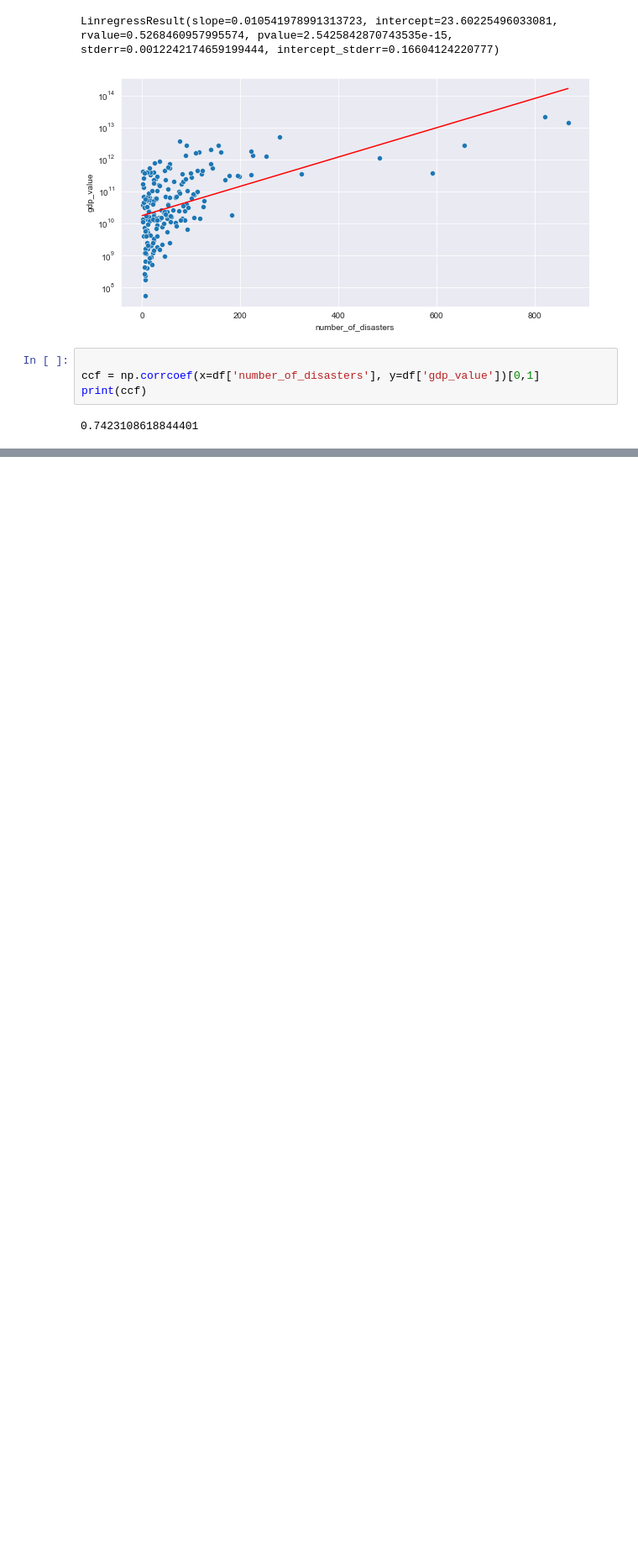
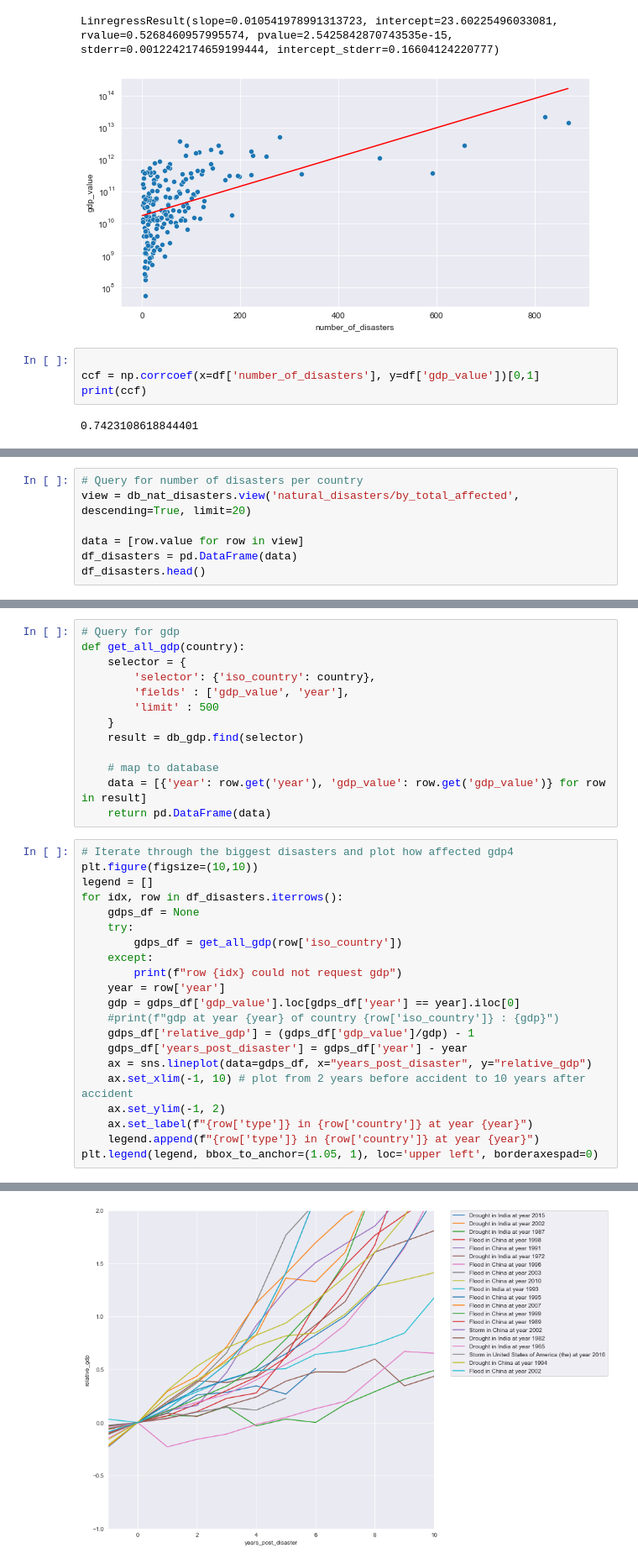
Before and after one commit to FreshJonas/Nat_Disasters_vs_GDP, a Jupyter notebook: 04_analysing_data_fromDB.ipynb, the cells around one changed output, grey strips where cells are left out. Shown at 84% size. Saved outputs shown, nothing was run; the diff lists cells and outputs as text; blank space fills up the shorter version.

Commit message:
How well can a country recover from a catastrophy

```diff
--- a/04_analysing_data_fromDB.ipynb
+++ b/04_analysing_data_fromDB.ipynb
@@ -224,0 +237,7 @@ print(ccf)
+# %%
+# Query for number of disasters per country
+view = db_nat_disasters.view('natural_disasters/by_total_affected', descending=True, limit=20)
+
+data = [row.value for row in view]
+df_disasters = pd.DataFrame(data)
+df_disasters.head()
@@ -224,0 +255,35 @@ print(ccf)
+# %%
+# Query for gdp
+def get_all_gdp(country):
+    selector = {
+        'selector': {'iso_country': country},
+        'fields' : ['gdp_value', 'year'],
+        'limit' : 500
+    }
+    result = db_gdp.find(selector)
+
+    # map to database
+    data = [{'year': row.get('year'), 'gdp_value': row.get('gdp_value')} for row in result]
+    return pd.DataFrame(data)
+# %%
+# Iterate through the biggest disasters and plot how affected gdp4
+plt.figure(figsize=(10,10))
+legend = []
+for idx, row in df_disasters.iterrows():
+    gdps_df = None
+    try:
+        gdps_df = get_all_gdp(row['iso_country'])
+    except:
+        print(f"row {idx} could not request gdp")
+    year = row['year']
+    gdp = gdps_df['gdp_value'].loc[gdps_df['year'] == year].iloc[0]
+    #print(f"gdp at year {year} of country {row['iso_country']} : {gdp}")
+    gdps_df['relative_gdp'] = (gdps_df['gdp_value']/gdp) - 1
+    gdps_df['years_post_disaster'] = gdps_df['year'] - year
+    ax = sns.lineplot(data=gdps_df, x="years_post_disaster", y="relative_gdp")
+    ax.set_xlim(-1, 10) # plot from 2 years before accident to 10 years after accident
+    ax.set_ylim(-1, 2)
+    ax.set_label(f"{row['type']} in {row['country']} at year {year}")
+    legend.append(f"{row['type']} in {row['country']} at year {year}")
+plt.legend(legend, bbox_to_anchor=(1.05, 1), loc='upper left', borderaxespad=0)
+# %% [output]
@@ -224,0 +291 @@ print(ccf)
+[figure, added]
```
Also changed, not shown: parts of 7 cells of this notebook.
